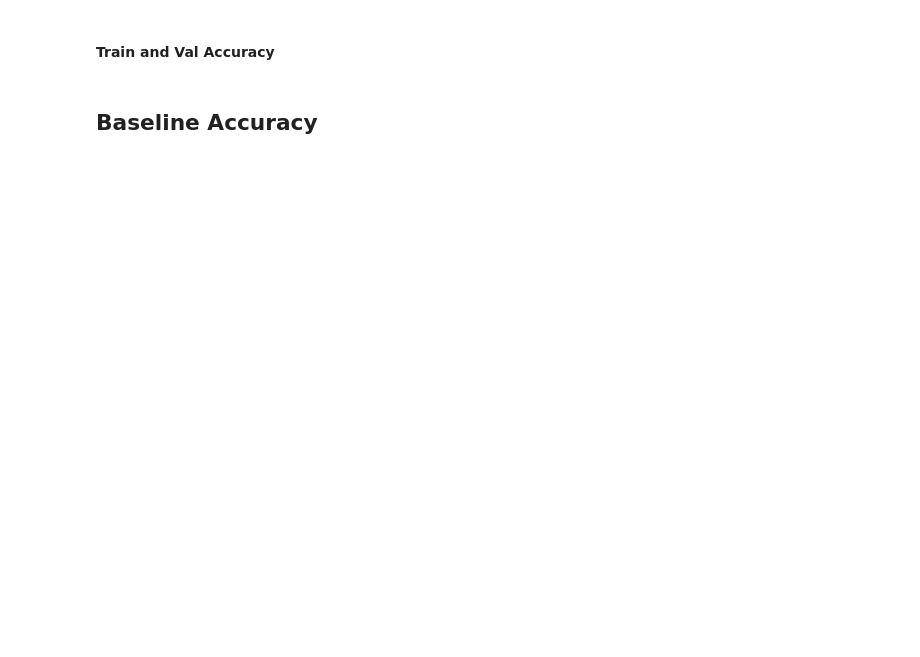
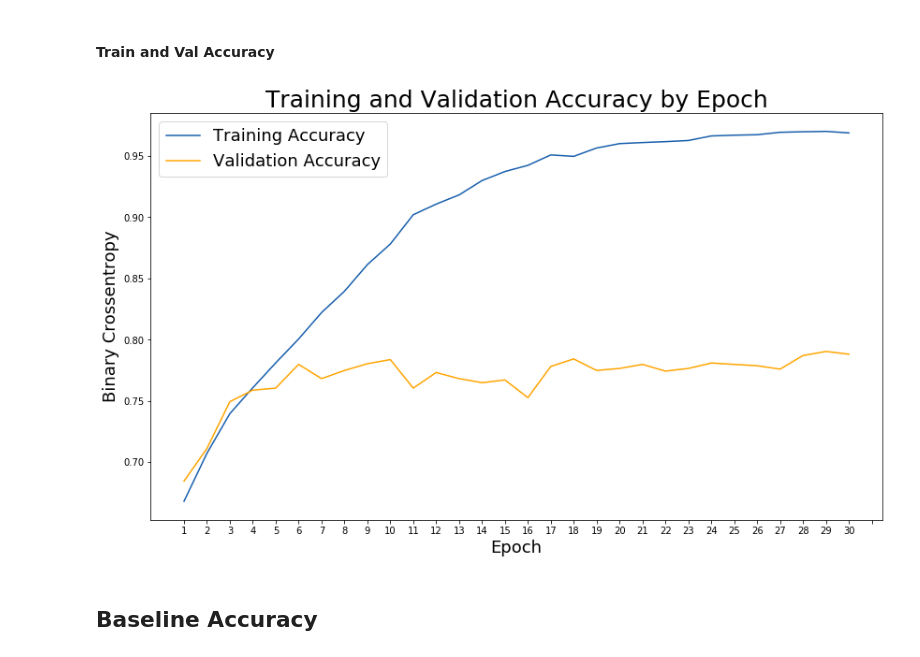
Before and after one commit to kennylimyx/sneaker-classifier, a Jupyter notebook: codes/book3_modeling_conclusions.ipynb, the cells around one changed output. Drawn from its saved outputs; the diff is of its cells as text; code cells hidden in the pictures; blank space fills up the shorter version.

```diff
--- a/codes/book3_modeling_conclusions.ipynb
+++ b/codes/book3_modeling_conclusions.ipynb
@@ -220,23 +258,25 @@ At approximately epoch 7, we see the validation loss starts to stagnate and incr
 # %%
 #visualise the accuracy
 train_acc = cnn_history.history['accuracy']
 val_acc = cnn_history.history['val_accuracy']
 
 # Set figure size.
 plt.figure(figsize=(14, 8))
 
 # Generate line plot of training, testing loss over epochs.
 plt.plot(train_acc, label='Training Accuracy', color='#185fad')
 plt.plot(val_acc, label='Validation Accuracy', color='orange')
 
 # Set title
 plt.title('Training and Validation Accuracy by Epoch', fontsize = 25)
 plt.xlabel('Epoch', fontsize = 18)
 plt.ylabel('Binary Crossentropy', fontsize = 18)
-plt.xticks([ i for i in range(11)],
-           [i for i in range(1,11)])
+plt.xticks([ i for i in range(31)],
+           [i for i in range(1,31)])
 
 plt.legend(fontsize = 18);
+# %% [output]
+[figure, added]
 # %% [markdown]
 ## Baseline Accuracy
 # %%
```
Also changed, not shown: parts of 22 cells of this notebook.
